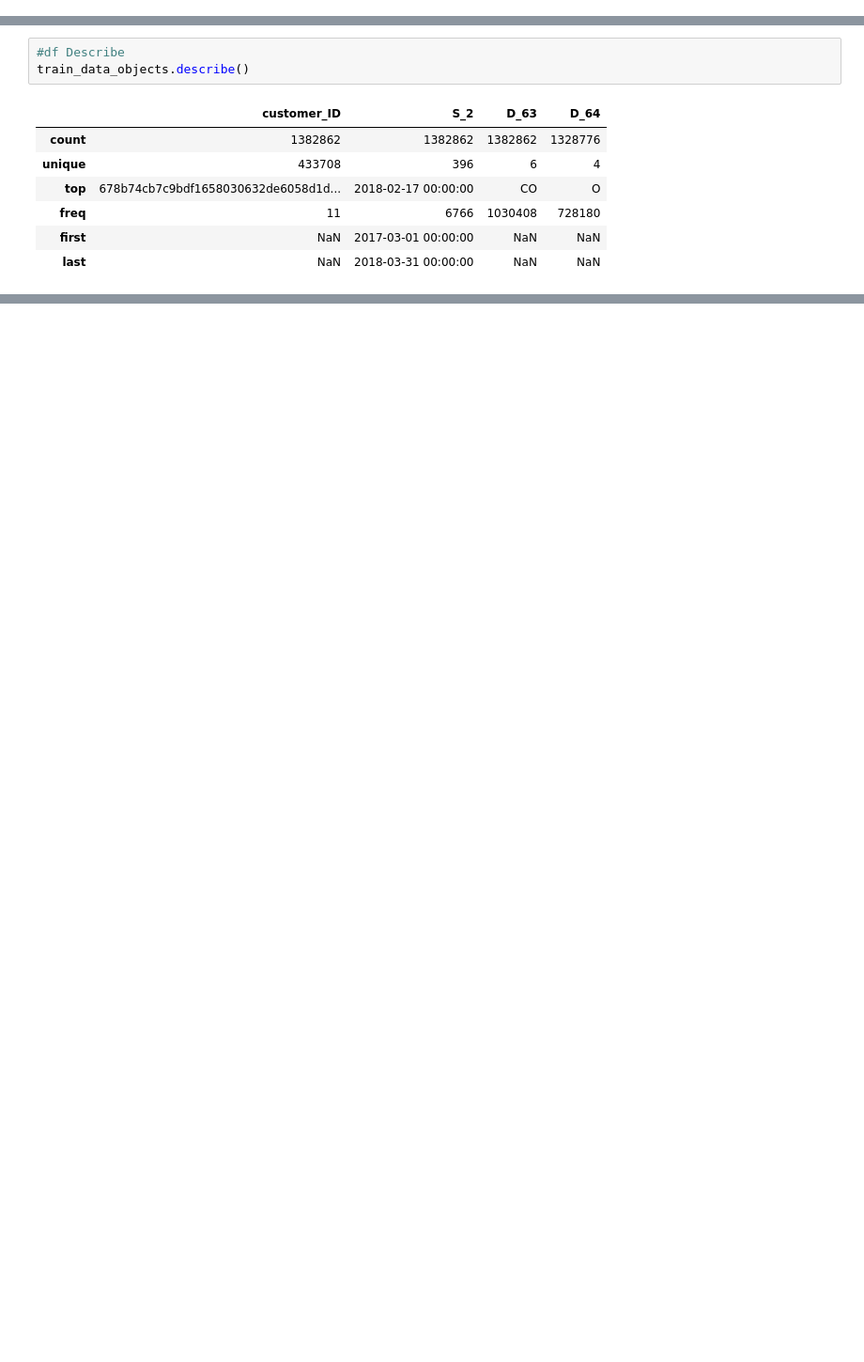
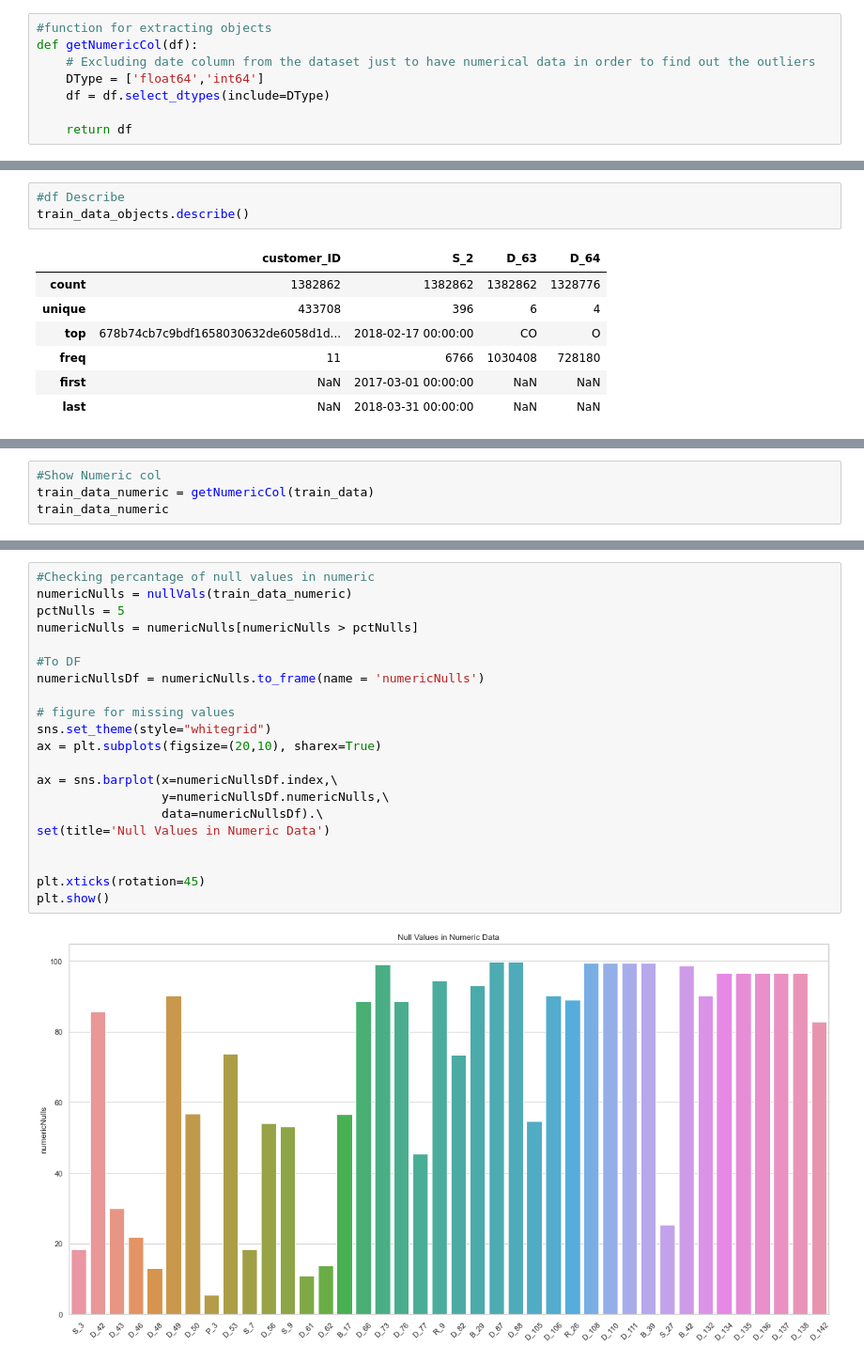
Before and after one commit to zalvatore/ADS502-Team2, a Jupyter notebook: ADS502-Team_2-Summer22.ipynb, the cells around one changed output, grey strips where cells are left out. Shown at 94% size. Cells and saved outputs as stored; diff of their text form; blank space fills up the shorter version.

Commit message:
Ex numeric data
Data exploration on numeric data

```diff
--- a/ADS502-Team_2-Summer22.ipynb
+++ b/ADS502-Team_2-Summer22.ipynb
@@ -94,0 +50,8 @@ def nullVals(df):
+# %%
+#function for extracting objects
+def getNumericCol(df):
+    # Excluding date column from the dataset just to have numerical data in order to find out the outliers
+    DType = ['float64','int64']
+    df = df.select_dtypes(include=DType)
+
+    return df
@@ -120,0 +150,4 @@ train_data_objects.describe()
+# %%
+#Show Numeric col
+train_data_numeric = getNumericCol(train_data)
+train_data_numeric
@@ -120,0 +168,23 @@ train_data_objects.describe()
+# %%
+#Checking percantage of null values in numeric
+numericNulls = nullVals(train_data_numeric)
+pctNulls = 5
+numericNulls = numericNulls[numericNulls > pctNulls]
+
+#To DF
+numericNullsDf = numericNulls.to_frame(name = 'numericNulls')
+
+# figure for missing values
+sns.set_theme(style="whitegrid")
+ax = plt.subplots(figsize=(20,10), sharex=True)
+
+ax = sns.barplot(x=numericNullsDf.index,\
+                 y=numericNullsDf.numericNulls,\
+                 data=numericNullsDf).\
+set(title='Null Values in Numeric Data')
+
+
+plt.xticks(rotation=45)
+plt.show()
+# %% [output]
+[figure, added]
```
Also changed, not shown: parts of 16 cells of this notebook.
